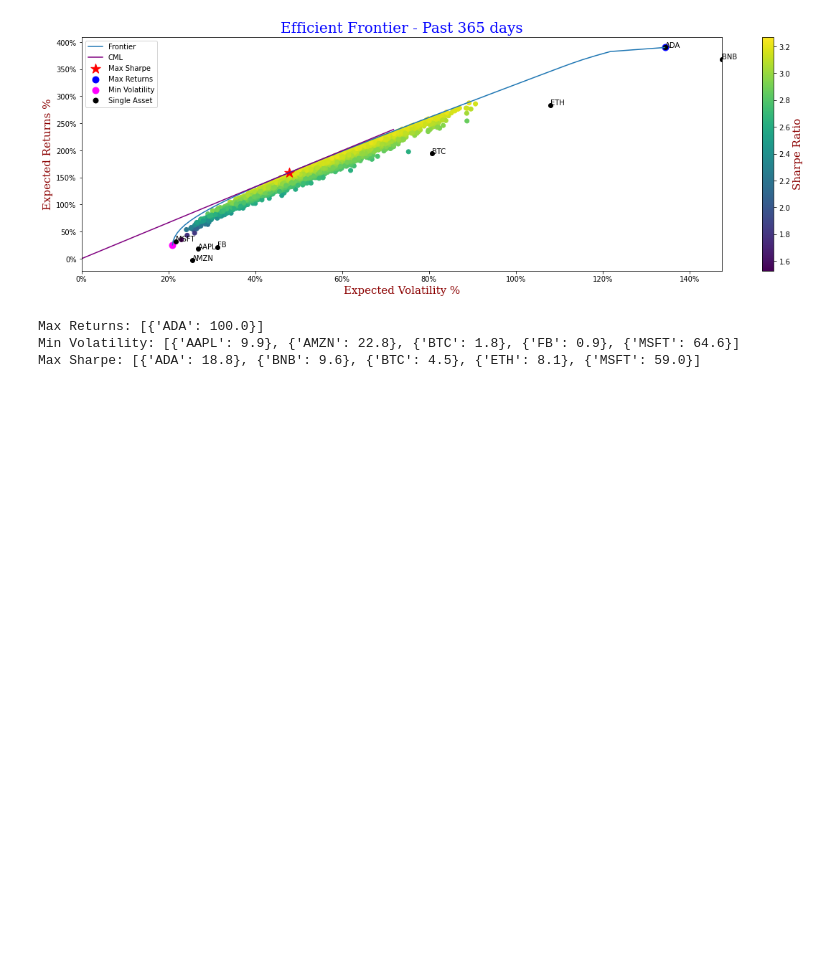
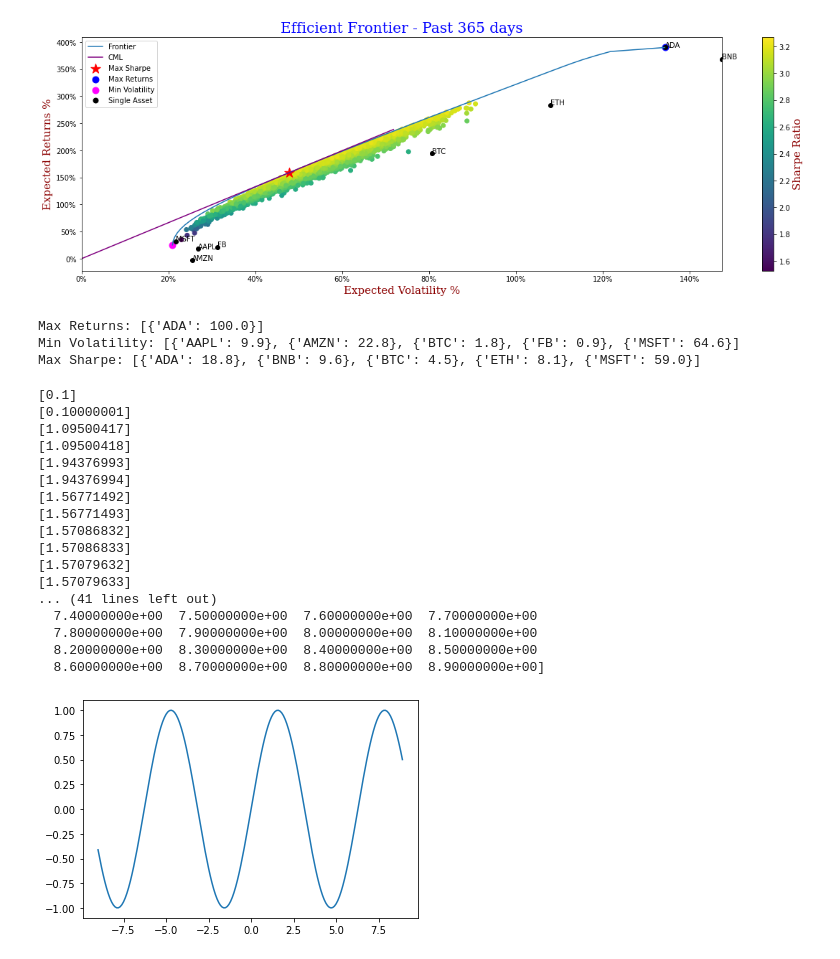
Before and after one commit to adelevski/CryptoPortfolioOptimizer, a Jupyter notebook: testing.ipynb, the cells around one changed output. Drawn from its saved outputs; the diff is of its cells as text; code cells hidden in the pictures; blank space fills up the shorter version.

```diff
--- a/testing.ipynb
+++ b/testing.ipynb
@@ -25,3 +35,64 @@ plot_results(mean_returns, cov_matrix, delta_days, assets)
 Max Returns: [{'ADA': 100.0}]
 Min Volatility: [{'AAPL': 9.9}, {'AMZN': 22.8}, {'BTC': 1.8}, {'FB': 0.9}, {'MSFT': 64.6}]
 Max Sharpe: [{'ADA': 18.8}, {'BNB': 9.6}, {'BTC': 4.5}, {'ETH': 8.1}, {'MSFT': 59.0}]
+# %%
+'''Import Python math library'''
+import math
+import matplotlib.pyplot as plt
+'''try and except ImportError handler will be printing message if you haven't install required python library'''
+try:
+    import scipy.optimize as opt
+    import scipy
+    from scipy.optimize import minimize
+except ImportError:
+    print("You must install Python scipy first before running this program")
+
+try:
+    import numpy as np
+except ImportError:
+    print("You must install Python numpy first before running this program")
+
+'''function f(x) = sin(x)'''
+def f(x):
+    print(x)
+    #return -x**(2)
+    return np.sin(x)
+
+'''
+check here for fmin_l_bgfs_b docs : https://docs.scipy.org/doc/scipy/reference/generated/scipy.optimize.fmin_l_bfgs_b.html#scipy.optimize.fmin_l_bfgs_b
+and what params need to used.
+
+or you can take a look at here : https://docs.scipy.org/doc/scipy/reference/optimize.html for other method and algorithm
+'''
+initial_guess = 0.1
+
+minbound = -9
+maxbound = 9
+
+max_bounds_area = (minbound,maxbound)
+max_x = opt.fmin_l_bfgs_b(lambda x: -f(x), initial_guess, bounds=[(max_bounds_area)],approx_grad=True)
+
+# I want to plot the result. I try this but I get TypeError: only length-1 arrays can be converted to Python scalars
+t = np.arange(minbound, maxbound, initial_guess)
+s = f(t)
+plt.plot(t, s)
+plt.show()
+# %% [output]
+[0.1]
+[0.10000001]
+[1.09500417]
+[1.09500418]
+[1.94376993]
+[1.94376994]
+[1.56771492]
+[1.56771493]
+[1.57086832]
+[1.57086833]
+[1.57079632]
+[1.57079633]
+... (41 lines left out)
+  7.40000000e+00  7.50000000e+00  7.60000000e+00  7.70000000e+00
+  7.80000000e+00  7.90000000e+00  8.00000000e+00  8.10000000e+00
+  8.20000000e+00  8.30000000e+00  8.40000000e+00  8.50000000e+00
+  8.60000000e+00  8.70000000e+00  8.80000000e+00  8.90000000e+00]
+[figure, added]
```
Also changed, not shown: parts of 2 cells of this notebook, 1 other file.
